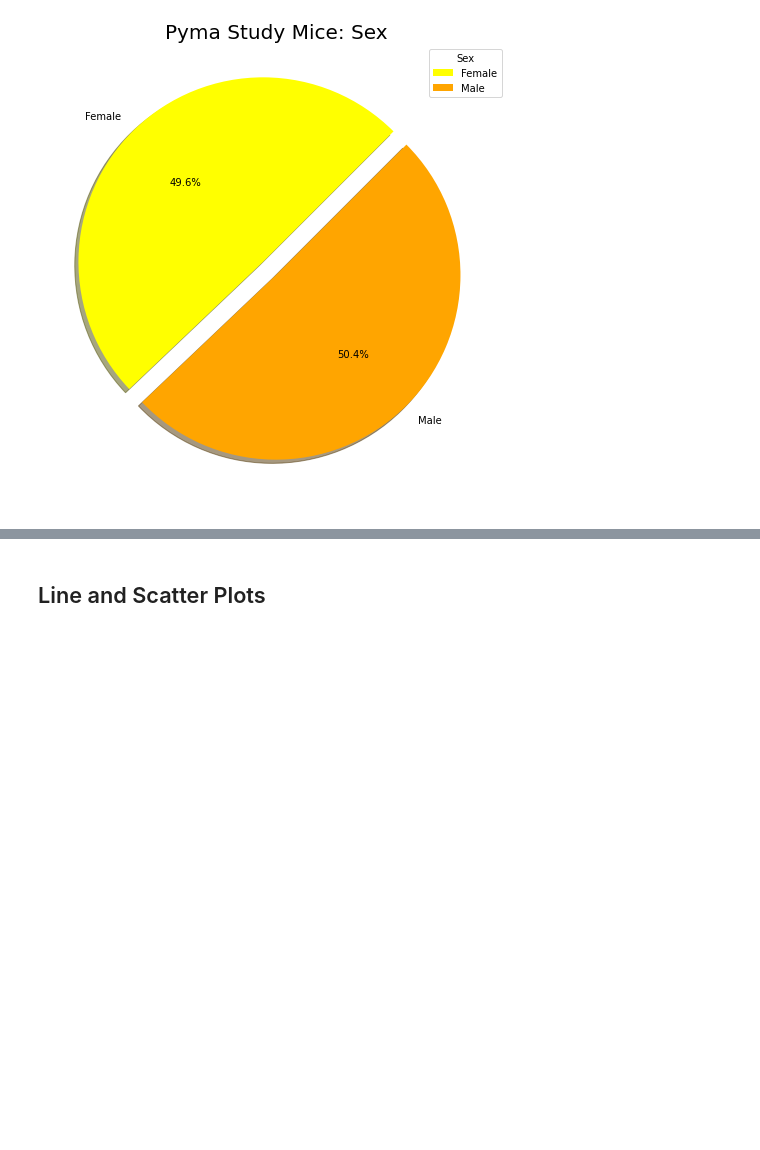
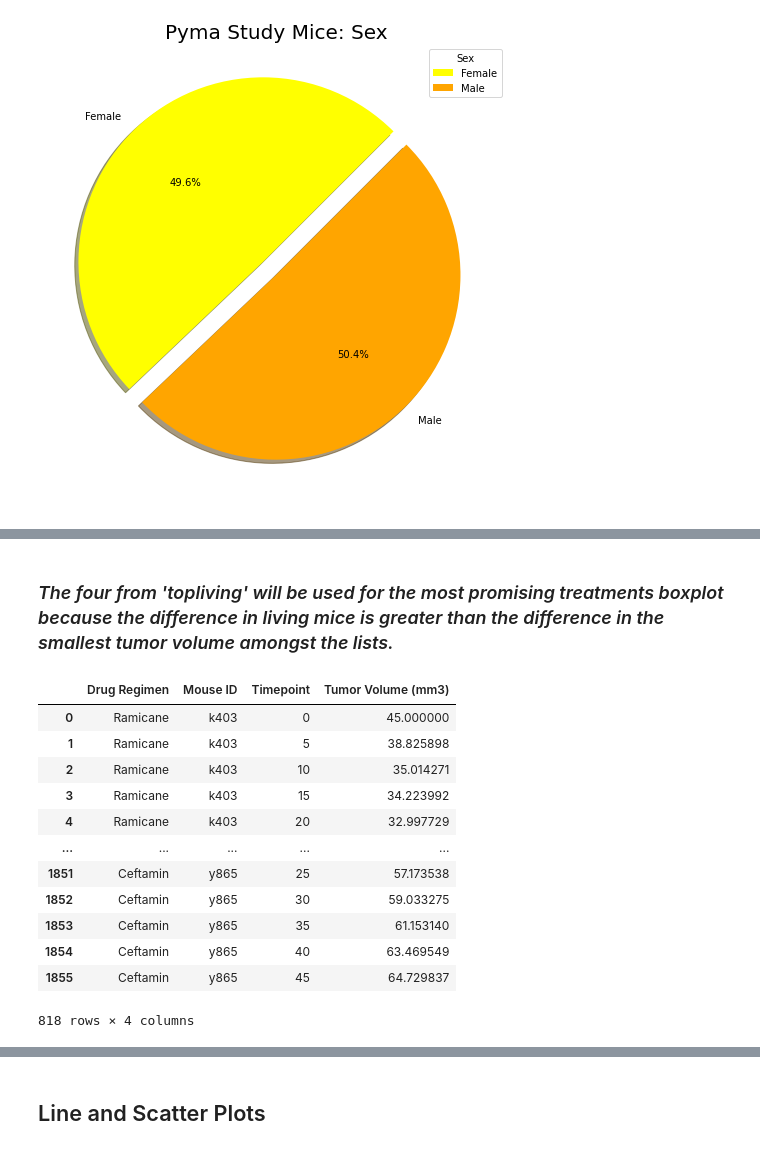
Before and after one commit to nataligracia/matplotlib_pharmaceuticals, a Jupyter notebook: PymaceuticalsScript.ipynb, the cells around one changed output, grey strips where cells are left out. Cells and saved outputs as stored; diff of their text form; code cells hidden in the pictures; blank space fills up the shorter version.

```diff
--- a/PymaceuticalsScript.ipynb
+++ b/PymaceuticalsScript.ipynb
@@ -219,0 +245,26 @@ plt.show()
+# %% [markdown]
+### _The four from 'topliving' will be used for the most promising treatments boxplot because the difference in living mice is greater than the difference in the smallest tumor volume amongst the lists._
+# %%
+#Filter original data for top four treatments
+topliving_data = study[study["Drug Regimen"].isin(["Capomulin", "Ramicane", "Zoniferol", "Ceftamin"])]
+
+#Calculate number of mice still living at timepoint 45, which is 68
+topliving_filter = topliving_data[topliving_data['Timepoint']== 45]
+
+#Create new table on top four treatments
+topliving_table = topliving_data[["Drug Regimen","Mouse ID","Timepoint","Tumor Volume (mm3)"]]
+topliving_table
+# %% [output]
+|  | Drug Regimen | Mouse ID | Timepoint | Tumor Volume (mm3) |
+| 0 | Ramicane | k403 | 0 | 45.000000 |
+| 1 | Ramicane | k403 | 5 | 38.825898 |
+| 2 | Ramicane | k403 | 10 | 35.014271 |
+| 3 | Ramicane | k403 | 15 | 34.223992 |
+| 4 | Ramicane | k403 | 20 | 32.997729 |
+| ... | ... | ... | ... | ... |
+| 1851 | Ceftamin | y865 | 25 | 57.173538 |
+| 1852 | Ceftamin | y865 | 30 | 59.033275 |
+| 1853 | Ceftamin | y865 | 35 | 61.153140 |
+| 1854 | Ceftamin | y865 | 40 | 63.469549 |
+| 1855 | Ceftamin | y865 | 45 | 64.729837 |
+818 rows × 4 columns
```
Also changed, not shown: parts of 22 cells of this notebook, 4 other files.
